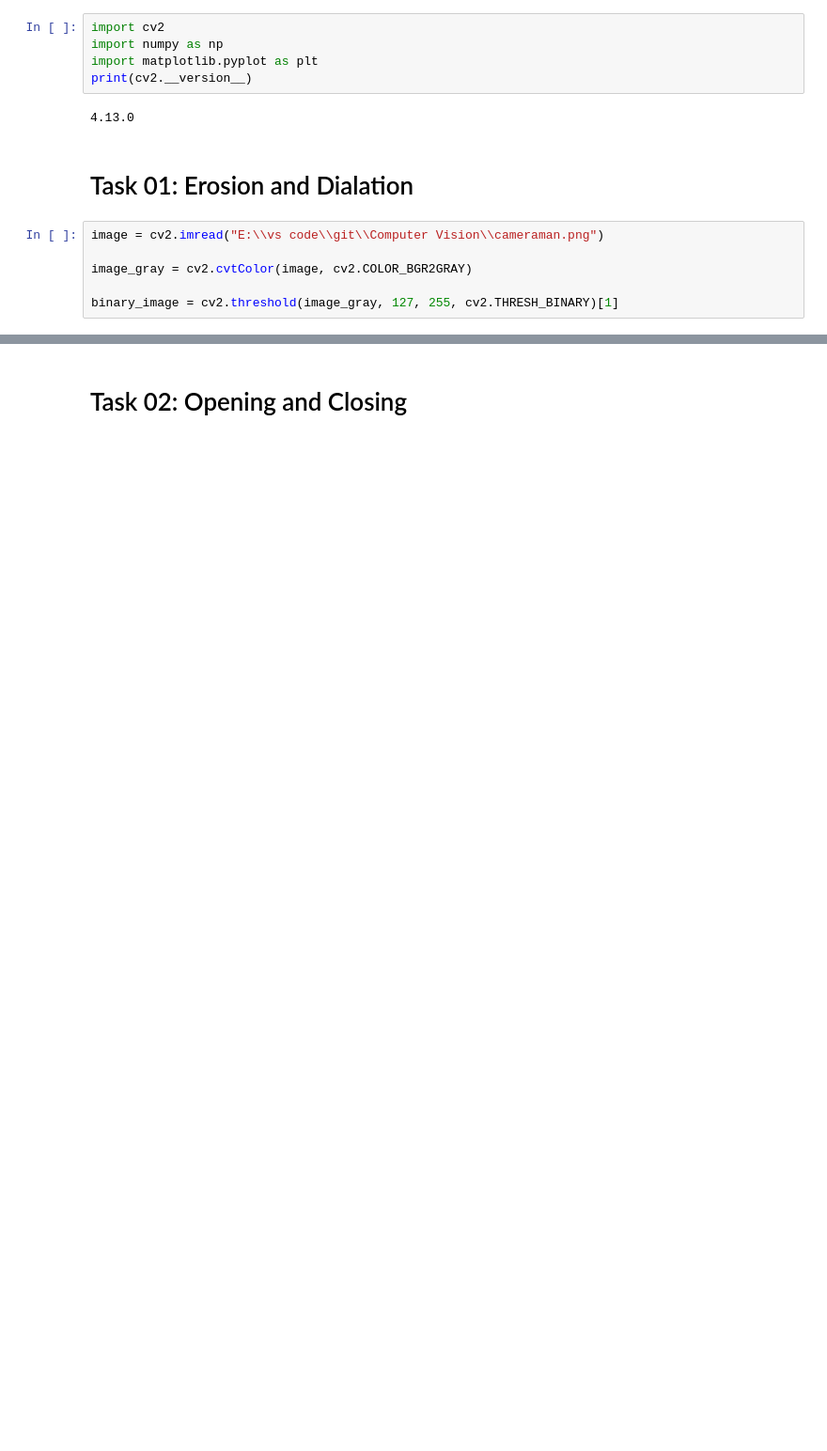
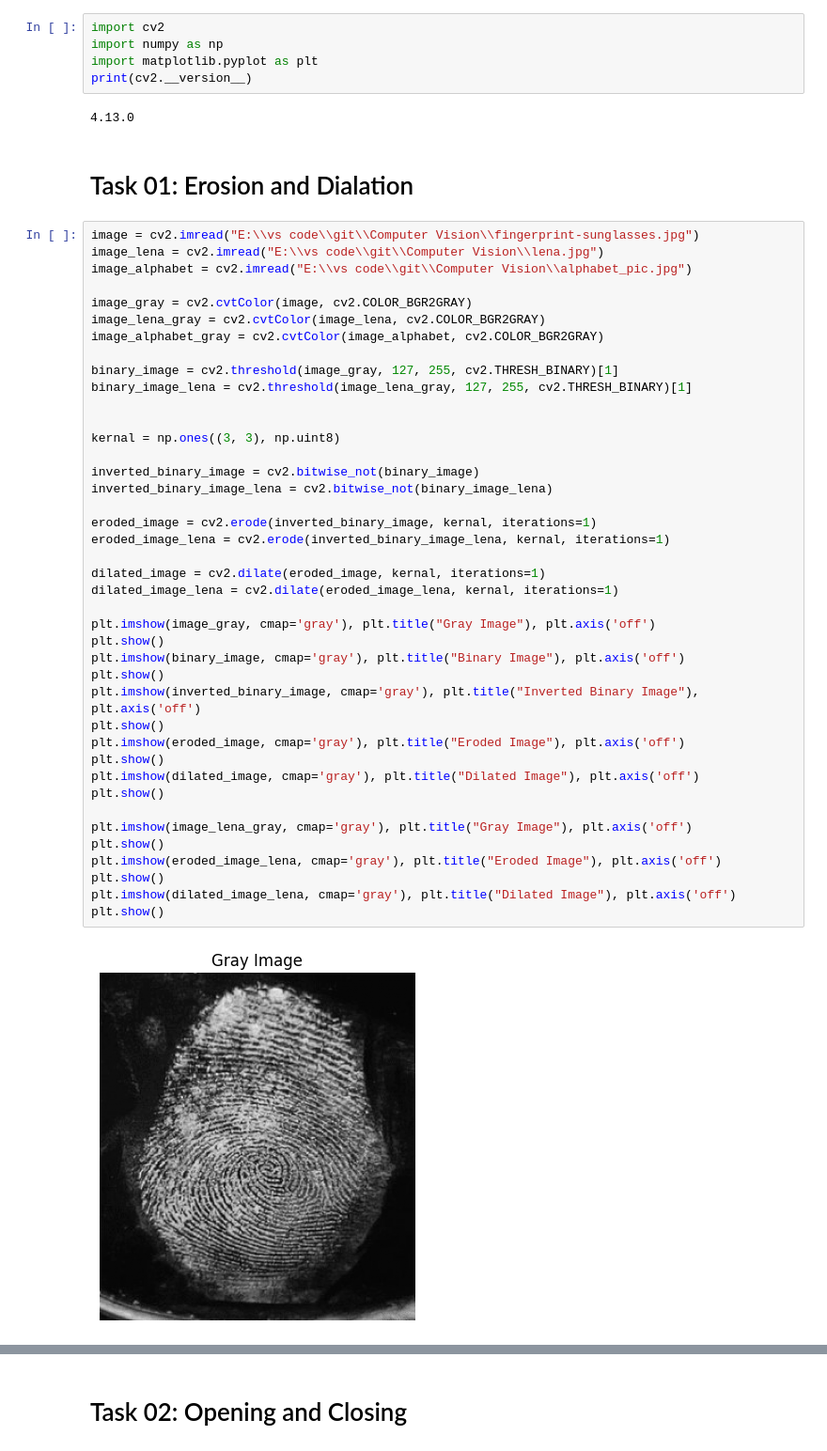
Before and after one commit to hamzahabib2024/Computer_Vision, a Jupyter notebook: Lab_05_morphologicalOperations/Tasks.ipynb, the cells around one changed output, grey strips where cells are left out. Shown at 94% size. Drawn from its saved outputs; the diff is of its cells as text; blank space fills up the shorter version.

Commit message:
solved all tasks on different images

```diff
--- a/Lab_05_morphologicalOperations/Tasks.ipynb
+++ b/Lab_05_morphologicalOperations/Tasks.ipynb
@@ -8,8 +8,45 @@ print(cv2.__version__)
 # %% [markdown]
 # Task 01: Erosion and Dialation
 # %%
-image = cv2.imread("E:\\vs code\\git\\Computer Vision\\cameraman.png")
+image = cv2.imread("E:\\vs code\\git\\Computer Vision\\fingerprint-sunglasses.jpg")
+image_lena = cv2.imread("E:\\vs code\\git\\Computer Vision\\lena.jpg")
+image_alphabet = cv2.imread("E:\\vs code\\git\\Computer Vision\\alphabet_pic.jpg")
 
 image_gray = cv2.cvtColor(image, cv2.COLOR_BGR2GRAY)
+image_lena_gray = cv2.cvtColor(image_lena, cv2.COLOR_BGR2GRAY)
+image_alphabet_gray = cv2.cvtColor(image_alphabet, cv2.COLOR_BGR2GRAY)
 
 binary_image = cv2.threshold(image_gray, 127, 255, cv2.THRESH_BINARY)[1]
+binary_image_lena = cv2.threshold(image_lena_gray, 127, 255, cv2.THRESH_BINARY)[1]
+
+
+kernal = np.ones((3, 3), np.uint8)
+
+inverted_binary_image = cv2.bitwise_not(binary_image)
+inverted_binary_image_lena = cv2.bitwise_not(binary_image_lena)
+
+eroded_image = cv2.erode(inverted_binary_image, kernal, iterations=1)
+eroded_image_lena = cv2.erode(inverted_binary_image_lena, kernal, iterations=1)
+
+dilated_image = cv2.dilate(eroded_image, kernal, iterations=1)
+dilated_image_lena = cv2.dilate(eroded_image_lena, kernal, iterations=1)
+
+plt.imshow(image_gray, cmap='gray'), plt.title("Gray Image"), plt.axis('off')
+plt.show()
+plt.imshow(binary_image, cmap='gray'), plt.title("Binary Image"), plt.axis('off')
+plt.show()
+plt.imshow(inverted_binary_image, cmap='gray'), plt.title("Inverted Binary Image"), plt.axis('off')
+plt.show()
+plt.imshow(eroded_image, cmap='gray'), plt.title("Eroded Image"), plt.axis('off')
+plt.show()
+plt.imshow(dilated_image, cmap='gray'), plt.title("Dilated Image"), plt.axis('off')
+plt.show()
+
+plt.imshow(image_lena_gray, cmap='gray'), plt.title("Gray Image"), plt.axis('off')
+plt.show()
+plt.imshow(eroded_image_lena, cmap='gray'), plt.title("Eroded Image"), plt.axis('off')
+plt.show()
+plt.imshow(dilated_image_lena, cmap='gray'), plt.title("Dilated Image"), plt.axis('off')
+plt.show()
+# %% [output]
+[figure, added]
```
Also changed, not shown: parts of 5 cells of this notebook.
